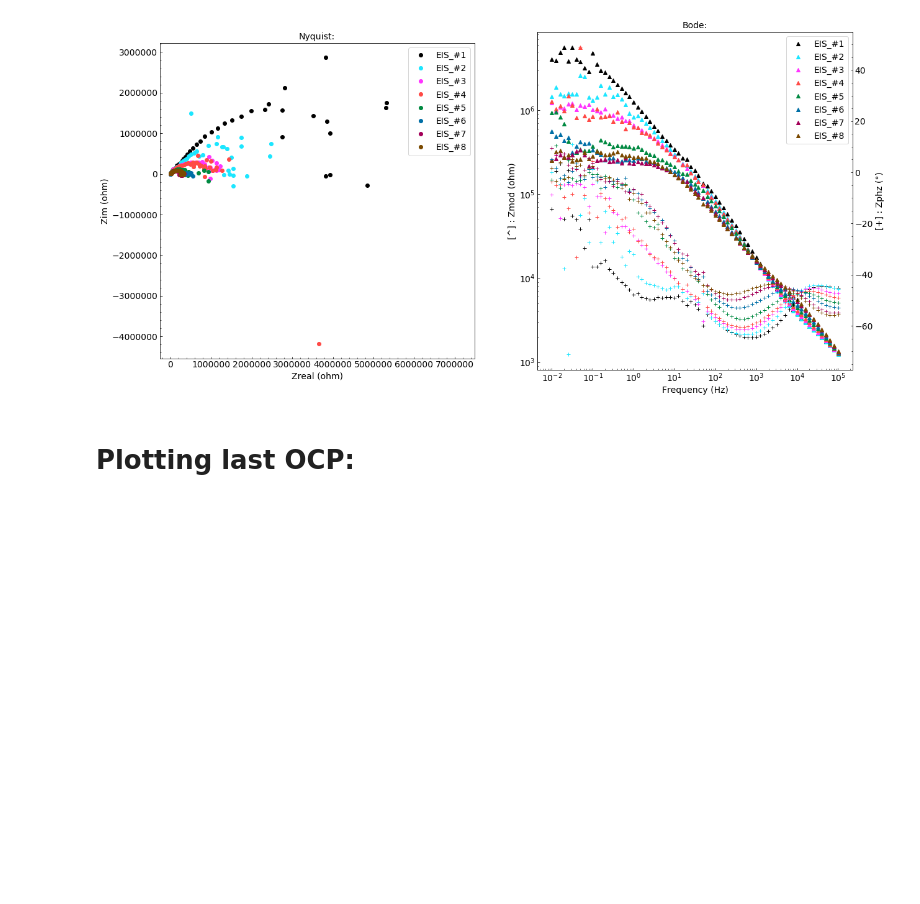
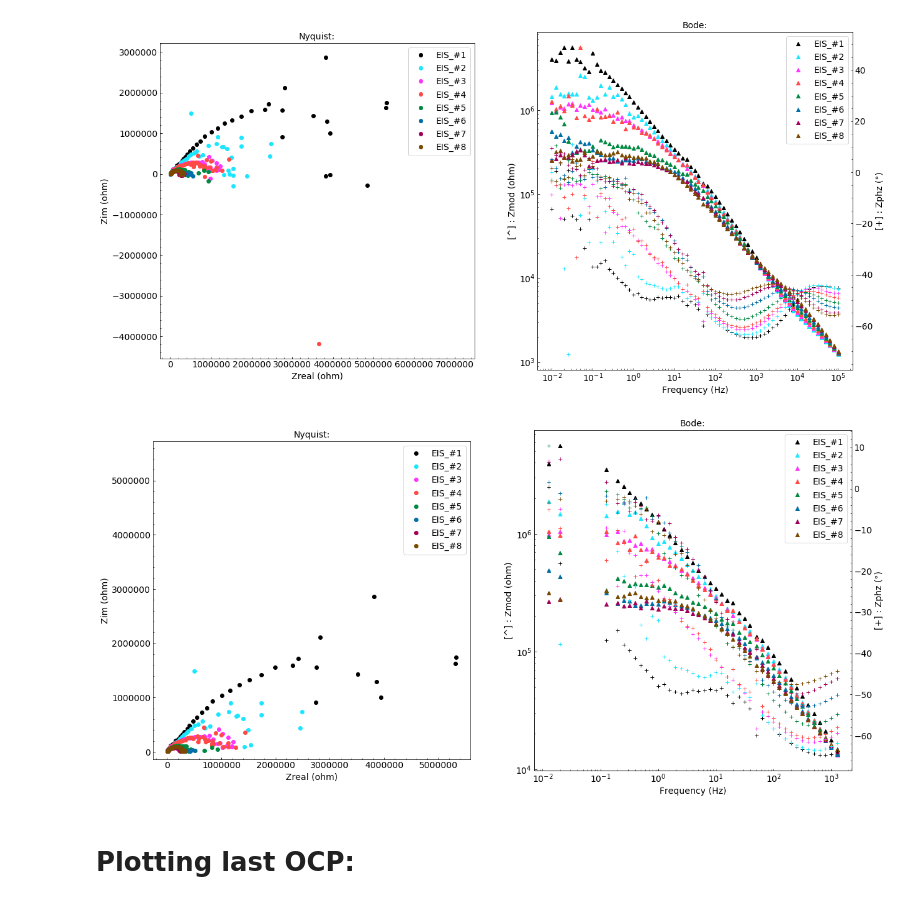
Before and after one commit to CoDaSiTo/IJL_Corrosion, a Jupyter notebook: NaCl_corrosion.ipynb, the cells around one changed output. Drawn from its saved outputs; the diff is of its cells as text; code cells hidden in the pictures; blank space fills up the shorter version.

```diff
--- a/NaCl_corrosion.ipynb
+++ b/NaCl_corrosion.ipynb
@@ -389,6 +471,10 @@ save_individual_EIS(EIS_cycle_array, EIS_cycle_label, newpath, colors)
 save_concatenated_EIS(EIS_cycle_array, EIS_cycle_label, colors, newpath)
 # %% [output]
 [figure]
+# %%
+save_cleanEIS_concatenated(EIS_cycle_array, EIS_cycle_label, colors, newpath)
+# %% [output]
+[figure, added]
 # %% [markdown]
 # Plotting last OCP:
 # %%
```
Also changed, not shown: parts of 7 cells of this notebook.
